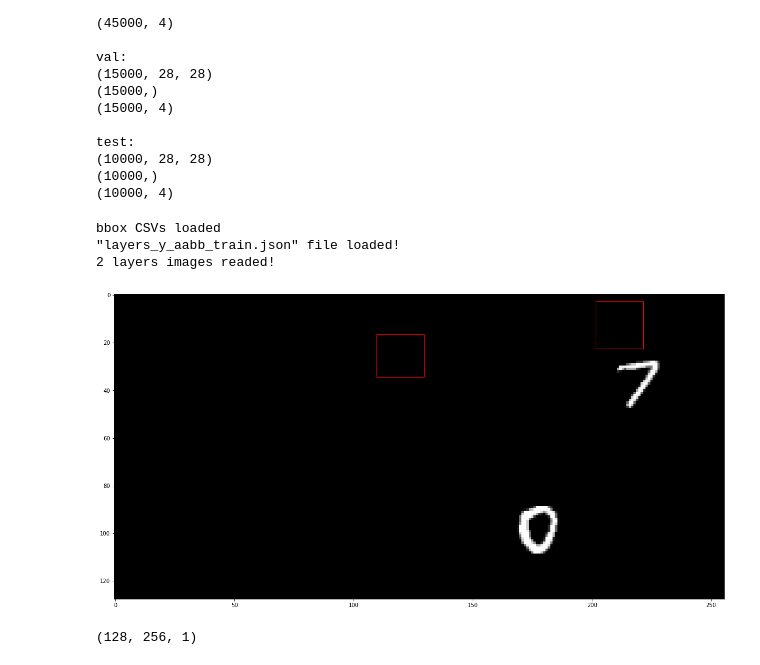
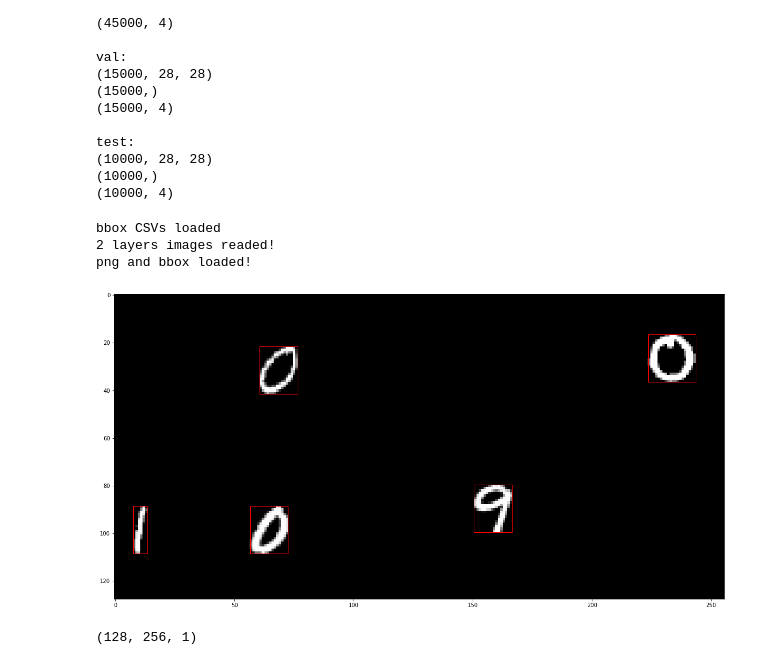
Before and after one commit to 0r4nd/HandwritingRecognition, a Jupyter notebook: notebooks/HandwritingRecognition.ipynb, the cells around one changed output. Saved outputs shown, nothing was run; the diff lists cells and outputs as text; code cells hidden in the pictures.

```diff
--- a/notebooks/HandwritingRecognition.ipynb
+++ b/notebooks/HandwritingRecognition.ipynb
@@ -526,64 +570,37 @@ test:
 try: # python
     dataset_dir = os.path.join(os.path.dirname(os.path.abspath(__file__)), "..", "dataset")
 except NameError: # jupyter notebook
     dataset_dir = os.path.join(os.path.dirname(os.getcwd()), 'dataset')
 
 (X_train, y_train), (X_test, y_test) = datasets.mnist.load_data(path="mnist.npz")
 og = ObjectDetectionGenerator(X_train, y_train, X_test, y_test, dataset_dir,
                               layers_width=256,layers_height=128)
 og.load_sprites()
 #og.transform_scale([28.,28.])
 
 #og.reset_layers()
 og.add_layer()
 og._draw_random_sprites(0, 2)
 og.add_layer()
 og._draw_random_sprites(1, 5)
 
 #og.show_layer(0)
 #og.show_layer(1)
 
-
 #print(og.layers["aabb_train"])
 #print(pd.Series(og.layers["aabb_train"]).to_json(orient='values'))
 og.load_layers()
 
-def write_layers(og, X_set="train"):
-    dir_path_layers = os.path.join(og.dir_path_layers, X_set)
-    X_set = "X_" + X_set
-    images_len = len(og.layers[X_set])
-
-    for i in range(images_len):
-        png_filename = os.path.join(dir_path_layers, f"{X_set}_{i}.png")
-        pixels = np.reshape(og.layers[X_set][i],(og.layers_height,og.layers_width))
-        img = Image.fromarray(pixels.astype(np.uint8), mode='L')
-        img.save(png_filename, format='PNG', bits=8)
-    print(f"{images_len} layers images written!")
-    return
-
-def read_layers(og, X_set="train"):
-    dir_path_layers = os.path.join(og.dir_path_layers, X_set)
-    i = 0
-    X_set = "X_" + X_set
-    while True:
-        png_filename = os.path.join(dir_path_layers, f"{X_set}_{i}.png")
-        if not os.path.exists(png_filename):
-            break
-        img = Image.open(png_filename)
-        og.layers[X_set][i] = np.reshape(img.getdata(),(og.layers_height,og.layers_width,1))
-        i += 1
-    print(f"{i} layers images readed!")
-    return
 
 #write_layers(og, "train")
-read_layers(og, "train")
+#read_layers(og, "train")
 
-og.show_layer(0)
+og.show_layer(1)
 # %% [output]
 bbox CSVs loaded
-"layers_y_aabb_train.json" file loaded!
 2 layers images readed!
+png and bbox loaded!
-[figure, old version]
+[figure, new version]
 # %%
 og.clean_layer(0)
 og._draw_packed_sprites(0, 100)
```
Also changed, not shown: parts of 3 cells of this notebook.
